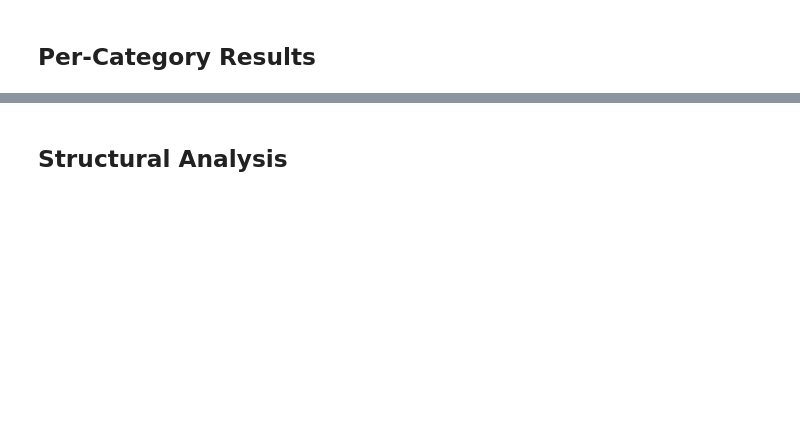
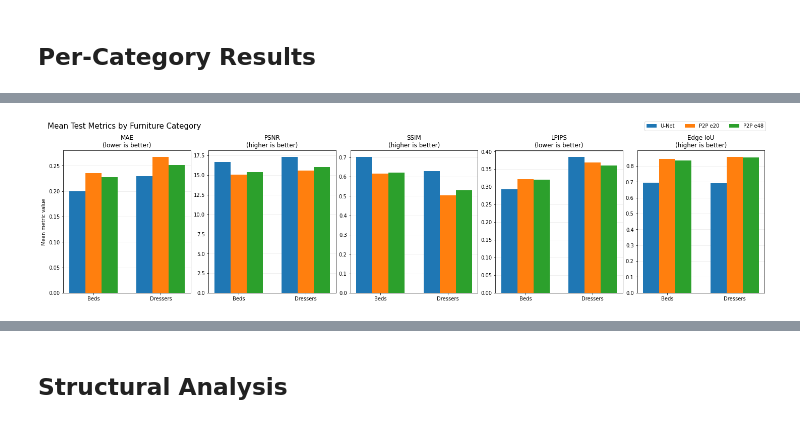
Before and after one commit to Vanya2307/Sketch2Furniture-Generation, a Jupyter notebook: notebooks/05_model_evaluation.ipynb, the cells around one changed output, grey strips where cells are left out. Cells and saved outputs as stored; diff of their text form; code cells hidden in the pictures; blank space fills up the shorter version.

Commit message:
Complete test-set evaluation and qualitative analysis

```diff
--- a/notebooks/05_model_evaluation.ipynb
+++ b/notebooks/05_model_evaluation.ipynb
@@ -1329,6 +1344,14 @@ metric_display_names = {
     "ssim": "SSIM",
     "lpips": "LPIPS",
     "edge_iou": "Edge IoU",
+}
+
+metric_directions = {
+    "mae": "lower is better",
+    "psnr": "higher is better",
+    "ssim": "higher is better",
+    "lpips": "lower is better",
+    "edge_iou": "higher is better",
 }
 
 summary_index = pd.MultiIndex.from_product(
@@ -1555,0 +1893,92 @@ Between the two Pix2Pix checkpoints, epoch 48 leads on MAE, PSNR, SSIM and LPIPS
+# %%
+# Visualize Mean Results by Furniture Category
+
+category_names = (
+    category_summary["category"]
+    .drop_duplicates()
+    .tolist()
+)
+
+x_positions = np.arange(len(category_names))
+bar_width = 0.24
+
+figure, axes = plt.subplots(
+    1,
+    len(performance_metric_columns),
+    figsize=(20, 5),
+    constrained_layout=True,
+)
+
+for axis, metric_name in zip(
+    axes,
+    performance_metric_columns,
+):
+    metric_table = (
+        category_summary
+        .pivot(
+            index="category",
+            columns="model",
+            values=f"{metric_name}_mean",
+        )
+        .reindex(
+            index=category_names,
+            columns=expected_model_names,
+        )
+    )
+
+    for offset, model_name in zip(
+        (-bar_width, 0, bar_width),
+        expected_model_names,
+    ):
+        axis.bar(
+            x_positions + offset,
+            metric_table[model_name],
+            width=bar_width,
+            label=short_model_names[model_name],
+        )
+
+    axis.set_title(
+        f"{metric_display_names[metric_name]}\n"
+        f"({metric_directions[metric_name]})"
+    )
+    axis.set_xticks(
+        x_positions,
+        [name.title() for name in category_names],
+    )
+    axis.set_ylim(bottom=0)
+    axis.grid(
+        axis="y",
+        alpha=0.25,
+    )
+    axis.set_axisbelow(True)
+
+axes[0].set_ylabel("Mean metric value")
+
+handles, labels = axes[0].get_legend_handles_labels()
+
+figure.suptitle(
+    "Mean Test Metrics by Furniture Category",
+    x=0.01,
+    ha="left",
+    fontsize=15,
+)
+
+figure.legend(
+    handles,
+    labels,
+    loc="outside upper right",
+    ncol=3,
+)
+
+CATEGORY_FIGURE_PATH = (FIGURE_DIR / "per_category_metrics.png")
+
+figure.savefig(CATEGORY_FIGURE_PATH, dpi=150)
+
+plt.show()
+
+print(
+    f"Saved per-category figure to: "
+    f"{CATEGORY_FIGURE_PATH}"
+)
+# %% [output]
+[figure, added]
```
Also changed, not shown: parts of 37 cells of this notebook.
